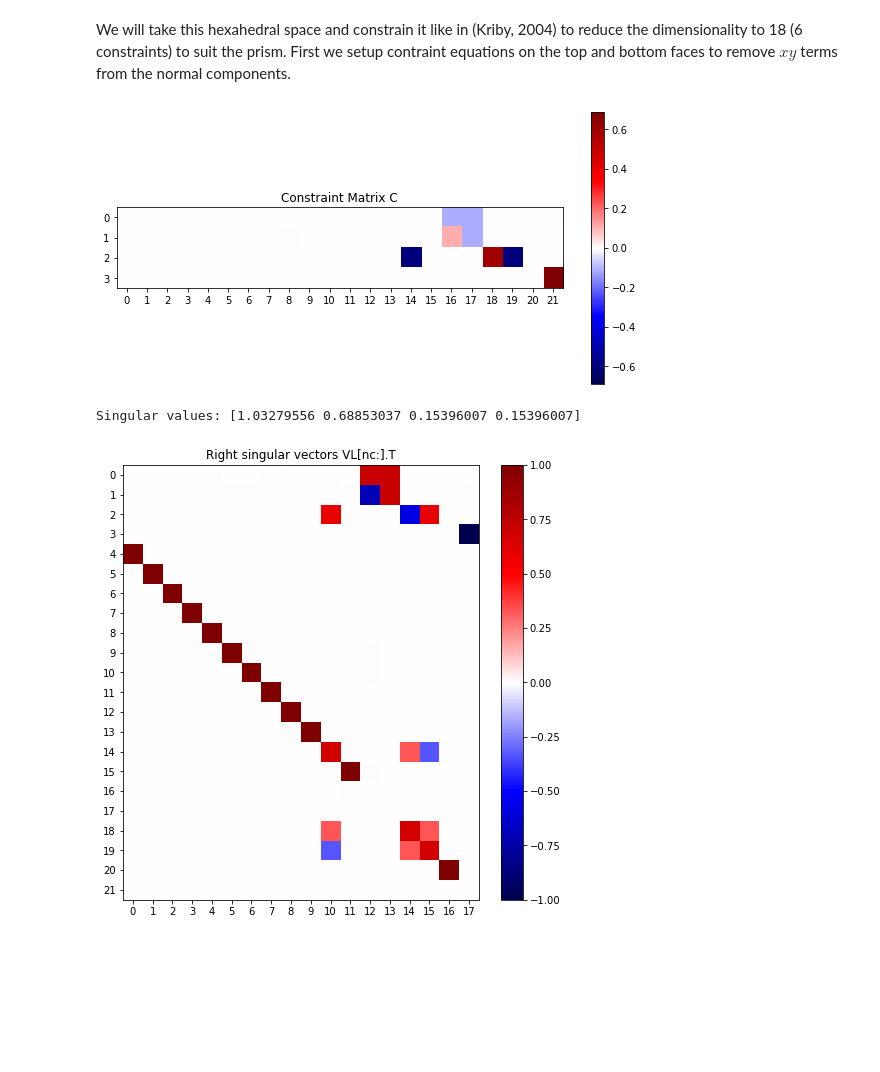
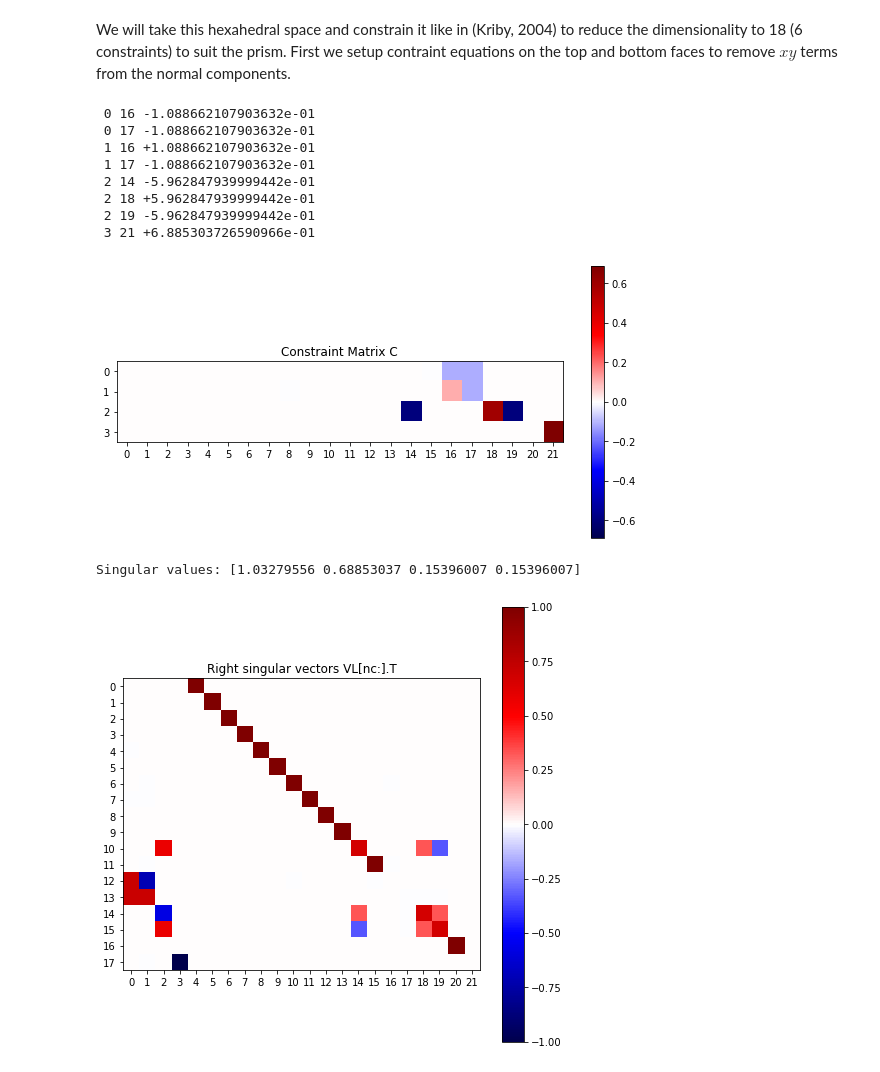
Before and after one commit to TDycores-Project/toy-problems, a Jupyter notebook: HdivSetup/ConstrainedWheelerXueYotov.ipynb, the cells around one changed output. Saved outputs shown, nothing was run; the diff lists cells and outputs as text; code cells hidden in the pictures; blank space fills up the shorter version.

Commit message:
Update post API changes to quadpy and orthopy

```diff
--- a/HdivSetup/ConstrainedWheelerXueYotov.ipynb
+++ b/HdivSetup/ConstrainedWheelerXueYotov.ipynb
@@ -56,8 +80,8 @@ def IntegrateFace(Xc,orders,fcns):
     if Xc.shape[0] == 3:
 
         # triangle quadrature
-        scheme = quadpy.triangle.seven_point()
-        quad = scheme.points @ np.asarray([[-1,-1],[+1,-1],[-1,+1]]) # to cartesian
+        scheme = quadpy.t2.get_good_scheme(5)
+        quad = scheme.points.T @ np.asarray([[-1,-1],[+1,-1],[-1,+1]]) # to cartesian
         xq,yq = quad[:,0],quad[:,1]; zq = np.ones(xq.shape)*Xc[0,2]
         wq = scheme.weights
 
@@ -68,7 +92,11 @@ def IntegrateFace(Xc,orders,fcns):
 
         # compute moments
         bary = np.asarray([(xq+1)/2,(yq+1)/2,1-(xq+1)/2-(yq+1)/2])
-        poly = orthopy.triangle.tree(bary,max(orders)+1,"normal")
+        poly = []
+        for k,level in enumerate(itertools.islice(orthopy.t2.Eval(bary,"normal"),max(orders)+1)):
+            tier = []
+            for term in level: tier.append(term)
+            poly.append(tier)
         I = []
         for o,f in zip(orders,fcns):
             I.append((p*poly[o][f]*wq).sum(axis=1))
@@ -96,7 +124,12 @@ def IntegrateFace(Xc,orders,fcns):
         p = P.T @ n
 
         # compute moments
-        poly = orthopy.quadrilateral.tree(np.asarray([x2d,y2d]),max(orders)+1)
+        bary = np.asarray([x2d,y2d])
+        poly = []
+        for k,level in enumerate(itertools.islice(orthopy.cn.Eval(bary),max(orders)+1)):
+            tier = []
+            for term in level: tier.append(term)
+            poly.append(tier)
         I = []
         for o,f in zip(orders,fcns):
             I.append((p*poly[o][f]*w2d*dJ).sum(axis=1))
@@ -114,31 +147,44 @@ C = np.vstack([C,IntegrateFace([[+1,-1,-1],
                                 [-1,+1,-1],
                                 [+1,-1,+1],
                                 [-1,+1,+1]],[2,3],[0,1])]) # diagonal
+# %%
+rows,cols = np.where(np.abs(C)>1e-14)
+for i in range(rows.size):
+    print("%2d %2d %+.15e" % (rows[i],cols[i],C[rows[i],cols[i]]))
+# %% [output]
+ 0 16 -1.088662107903632e-01
+ 0 17 -1.088662107903632e-01
+ 1 16 +1.088662107903632e-01
+ 1 17 -1.088662107903632e-01
+ 2 14 -5.962847939999442e-01
+ 2 18 +5.962847939999442e-01
+ 2 19 -5.962847939999442e-01
+ 3 21 +6.885303726590966e-01
 # %%
 mag = np.abs(C).max()
 fig,ax = plt.subplots(figsize=(10,5))
 cb = ax.imshow(C,vmin=-mag,vmax=+mag,cmap="seismic")
 plt.colorbar(cb)
 plt.xlim(-0.5,C.shape[1]-0.5)
 plt.xticks(range(C.shape[1]))
 plt.yticks(range(C.shape[0]))
 plt.title("Constraint Matrix C")
 plt.show()
 
 UL,SL,VL = np.linalg.svd(C)
 print("Singular values:",SL)
 
 VL = VL[C.shape[0]:,:]
 mag = np.abs(VL).max()
 fig,ax = plt.subplots(figsize=(8,8))
-cb = ax.imshow(VL.T,vmin=-mag,vmax=+mag,cmap="seismic")
+cb = ax.imshow(VL,vmin=-mag,vmax=+mag,cmap="seismic")
 plt.colorbar(cb)
-plt.xticks(range(VL.shape[0]))
-plt.yticks(range(VL.shape[1]))
+plt.xticks(range(VL.shape[1]))
+plt.yticks(range(VL.shape[0]))
 plt.title("Right singular vectors VL[nc:].T")
 
 plt.show()
 # %% [output]
 [figure]
 Singular values: [1.03279556 0.68853037 0.15396007 0.15396007]
-[figure, old version]
+[figure, new version]
```
Also changed, not shown: parts of 7 cells of this notebook.
